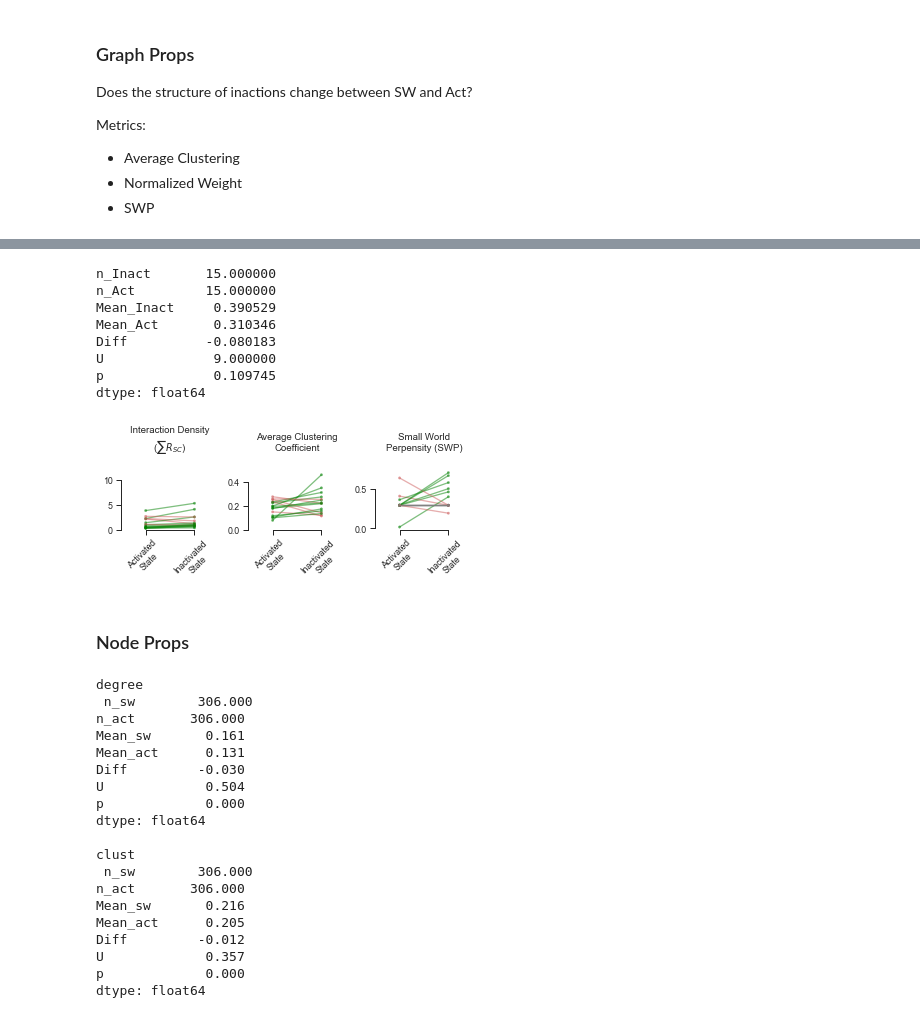
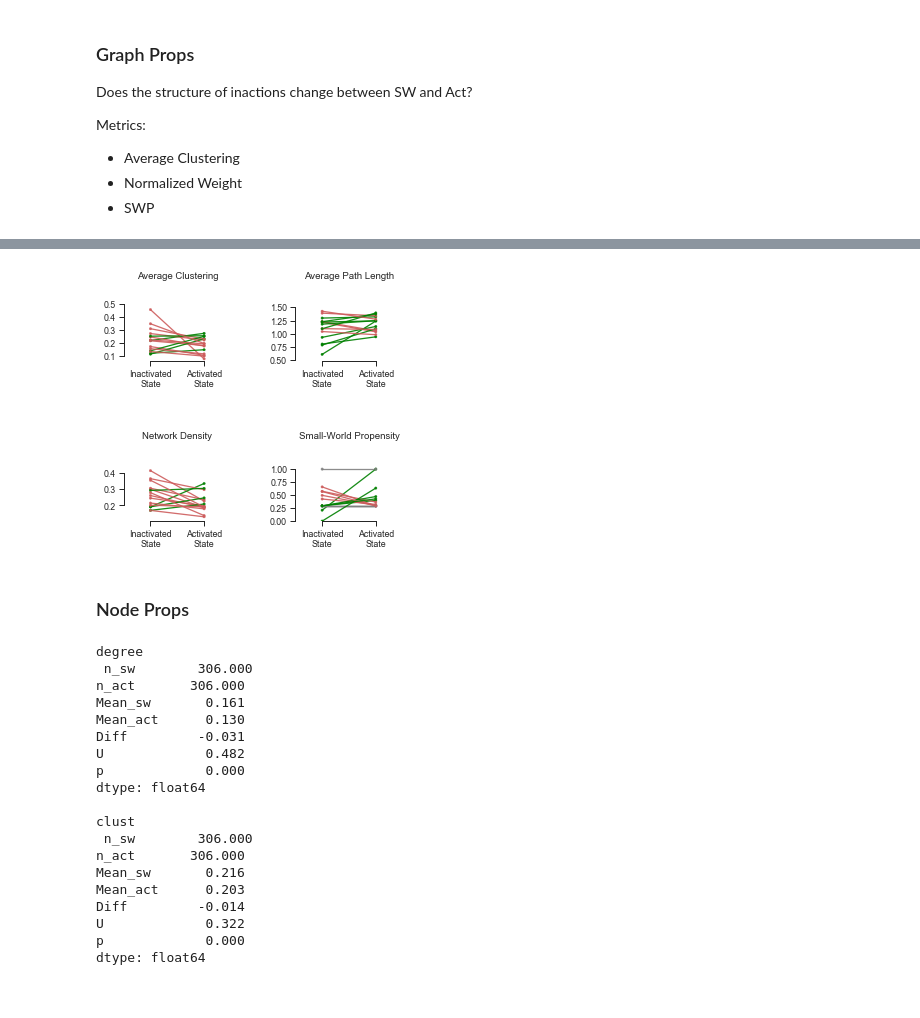
Before and after one commit to Ruairi-osul/drn-interactions, a Jupyter notebook: notebooks/Brain State/Interactions - Graph.ipynb, the cells around one changed output, grey strips where cells are left out. Saved outputs shown, nothing was run; the diff lists cells and outputs as text; code cells hidden in the pictures.

Commit message:
Graph fixes (#69)
* SWP and sub funcs to return deltas, density norm

* Updated foot shock and brain state notebooks

* New graph-related datasets

```diff
--- a/notebooks/Brain State/Interactions - Graph.ipynb
+++ b/notebooks/Brain State/Interactions - Graph.ipynb
@@ -129,17 +129,19 @@ Metrics:
 - Normalized Weight
 - SWP
 # %%
+from scipy.stats import ttest_rel
 
 def compare_graph(df, metric):
     piv = df.pivot(index="session", columns="state", values=metric)
     x = piv["Inactivated\nState"]
     y = piv["Activated\nState"]
-    res = mannwhitneyu_plusplus(x, y, names=("Inact", "Act"), compare_f=wilcoxon)
+    res = mannwhitneyu_plusplus(x, y, names=("Inact", "Act"), compare_f=ttest_rel)
     return res
 
 def plot_graph(df, metric, ax=None, **kwargs):
     pg.plot_paired(df, dv=metric, within="state", subject="session", ax=ax, **kwargs)
     return
+
 
 dfg = (
     load_derived_generic("graph/bs - graph.csv")
@@ -150,40 +152,26 @@ dfg = (
 )
 
 
-f = plt.figure(figsize=(6.3, 1.1))
+f = plt.figure(figsize=(5, 4))
 
-axes = f.subplots(1, 3, sharex=True)
+axes = f.subplots(2, 2).flatten()
 
-print(compare_graph(dfg, "avg_deg"))
-
-axes[0].set_ylim(0, 12)
-plot_graph(dfg, "density",  ax=axes[0], pointplot_kwargs=dict(alpha=0.5), dpi=300,  boxplot=False)
-axes[0].set_title("Interaction Density\n($\sum{R_{SC} }$)", pad=20)
-# axes[0].set_ylabel(r"$\frac{\sum{R_{SC}}}{N}$")
-axes[0].set_ylabel("")
-axes[0].set_xlabel("")
-
-print(compare_graph(dfg, "avg_clust"))
-
-axes[1].set_ylim(0, 0.5)
-plot_graph(dfg, "avg_clust", ax=axes[1], pointplot_kwargs=dict(alpha=0.5), dpi=300,  boxplot=False)
-axes[1].set_title("Average Clustering\nCoefficient", pad=20)
-# axes[1].set_ylabel("Clustering Coef")
-axes[1].set_ylabel("")
-axes[1].set_xlabel("")
+for i, (metric, lab) in enumerate(zip(
+    ("avg_clust", "avg_path_len", "density", "swp"),
+    ("Average Clustering", "Average Path Length", "Network Density", "Small-World Propensity")
+    )):
+    ax = axes[i]
+    ylim = (dfg[metric].min() * 0.8, dfg[metric].max() * 1.1)
+    ax.set_ylim(ylim)
+    res = compare_graph(dfg, metric)
+    print(f"\n{metric}\n", res)
+    plot_graph(dfg, metric,  ax=ax, pointplot_kwargs=dict(alpha=0.9,), dpi=300,  boxplot=False, order=["Inactivated\nState", "Activated\nState"])
+    ax.set_title(lab, pad=25)
+    ax.set_ylabel("")
+    ax.set_xlabel("")
+    ax.set_xticklabels(ax.get_xticklabels(), rotation=0, ha="center")
 
 
-
-print(compare_graph(dfg, "swp"))
-plot_graph(dfg, "swp",  ax=axes[2], pointplot_kwargs=dict(alpha=0.5,), dpi=300,  boxplot=False)
-axes[2].set_title("Small World\nPerpensity (SWP)", pad=20)
-# axes[2].set_ylabel("SWP")
-axes[2].set_ylabel("")
-axes[2].set_xlabel("")
-
-for ax in axes:
-    ax.set_xticklabels(ax.get_xticklabels(), rotation=45, ha="center")
-
-f.subplots_adjust(wspace=0.3)
+f.subplots_adjust(wspace=0.6, hspace=1.80)
 f.savefig(fig_dir / "bs - graph stats.png", bbox_inches="tight", dpi=300)
 # %% [output]
@@ -206,12 +195,4 @@ dtype: float64
-n_Inact       15.000000
-n_Act         15.000000
-Mean_Inact     0.390529
-Mean_Act       0.310346
-Diff          -0.080183
-U              9.000000
-p              0.109745
-dtype: float64
-[figure, old version]
+[figure, new version]
 # %% [markdown]
 ### Node Props
 # %%
@@ -228,6 +209,7 @@ def node_correlate(df, metric):
     y = piv.act
     return mannwhitneyu_plusplus(x, y, names=("sw", "act"), compare_f=spearmanr).round(3)
 
+dfn = load_derived_generic("graph/bs - node.csv").loc[lambda x: x.bin_width == 1]
 
 print("degree\n", node_correlate(dfn, "degree"))
 print("\nclust\n", node_correlate(dfn, "clust"))
@@ -236,9 +218,9 @@ degree
  n_sw        306.000
 n_act       306.000
 Mean_sw       0.161
-Mean_act      0.131
-Diff         -0.030
-U             0.504
+Mean_act      0.130
+Diff         -0.031
+U             0.482
 p             0.000
 dtype: float64
 
@@ -246,9 +228,9 @@ clust
  n_sw        306.000
 n_act       306.000
 Mean_sw       0.216
-Mean_act      0.205
-Diff         -0.012
-U             0.357
+Mean_act      0.203
+Diff         -0.014
+U             0.322
 p             0.000
 dtype: float64
 # %%
```
Also changed, not shown: parts of 2 cells of this notebook, 6 other files.
